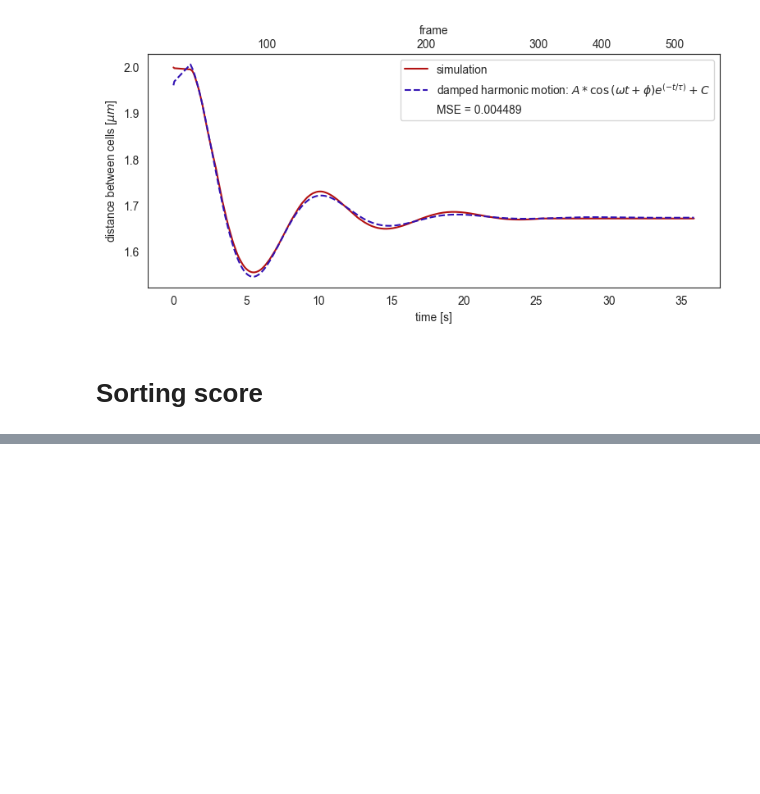
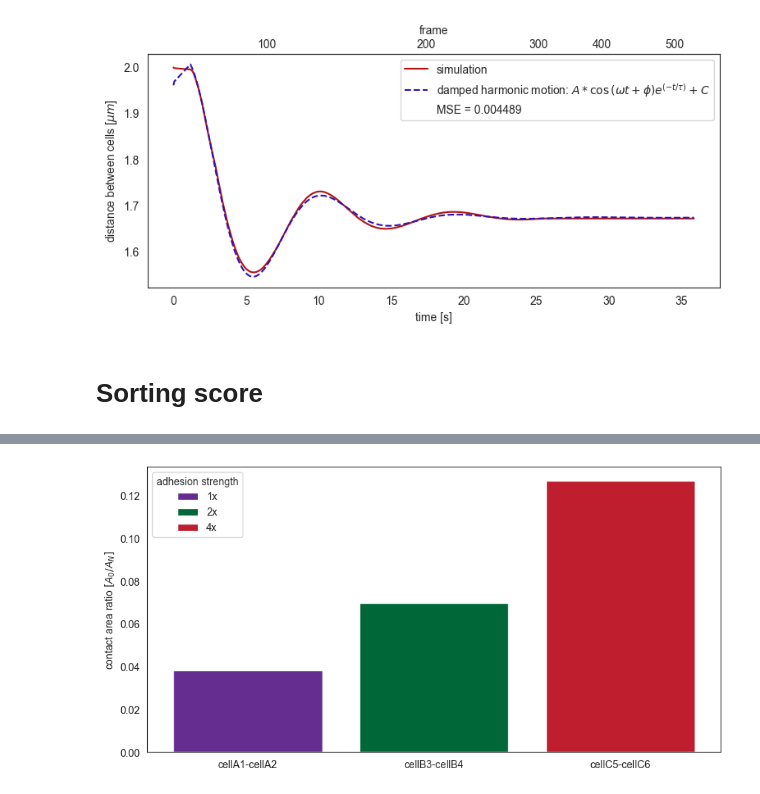
Before and after one commit to smegason/Goo, a Jupyter notebook: simulations/doublet.ipynb, the cells around one changed output, grey strips where cells are left out. Cells and saved outputs as stored; diff of their text form; code cells hidden in the pictures; blank space fills up the shorter version.

Commit message:
Add heterotypic adhesion

```diff
--- a/simulations/doublet.ipynb
+++ b/simulations/doublet.ipynb
@@ -481,0 +626,32 @@ plt.savefig(f"sorting_score.png", transparent = True, dpi=500)
+# %%
+
+# Define the figure size
+fig, ax = plt.subplots(figsize=(10, 5))
+
+# Define a color palette
+color_palette = ['#662D91', '#006838', '#BE1E2D']
+
+# Assign colors to bars based on their order
+bar_colors = [color_palette[i % len(color_palette)] for i in range(len(keys))]
+
+# Plot the data with customized colors
+plt.bar(keys, values, color=bar_colors)
+#plt.xticks(rotation=45)
+
+plt.ylabel(r'contact area ratio $[A_0/A_N]$')
+
+# Create custom legend handles
+legend_handles = [Patch(facecolor=color_palette[i % len(color_palette)], label=label)
+                  for i, label in enumerate(['1x', '2x', '4x'])]
+
+# Add legend with custom handles
+plt.legend(handles=legend_handles, title='adhesion strength')
+# Set the figure size
+#fig.set_size_inches(5, 6)
+#plt.tight_layout()
+
+
+# Save the plot
+plt.savefig("contact_ratios.png", transparent=False, dpi=500)
+# %% [output]
+[figure, added]
```
Also changed, not shown: parts of 15 cells of this notebook, 35 other files.
